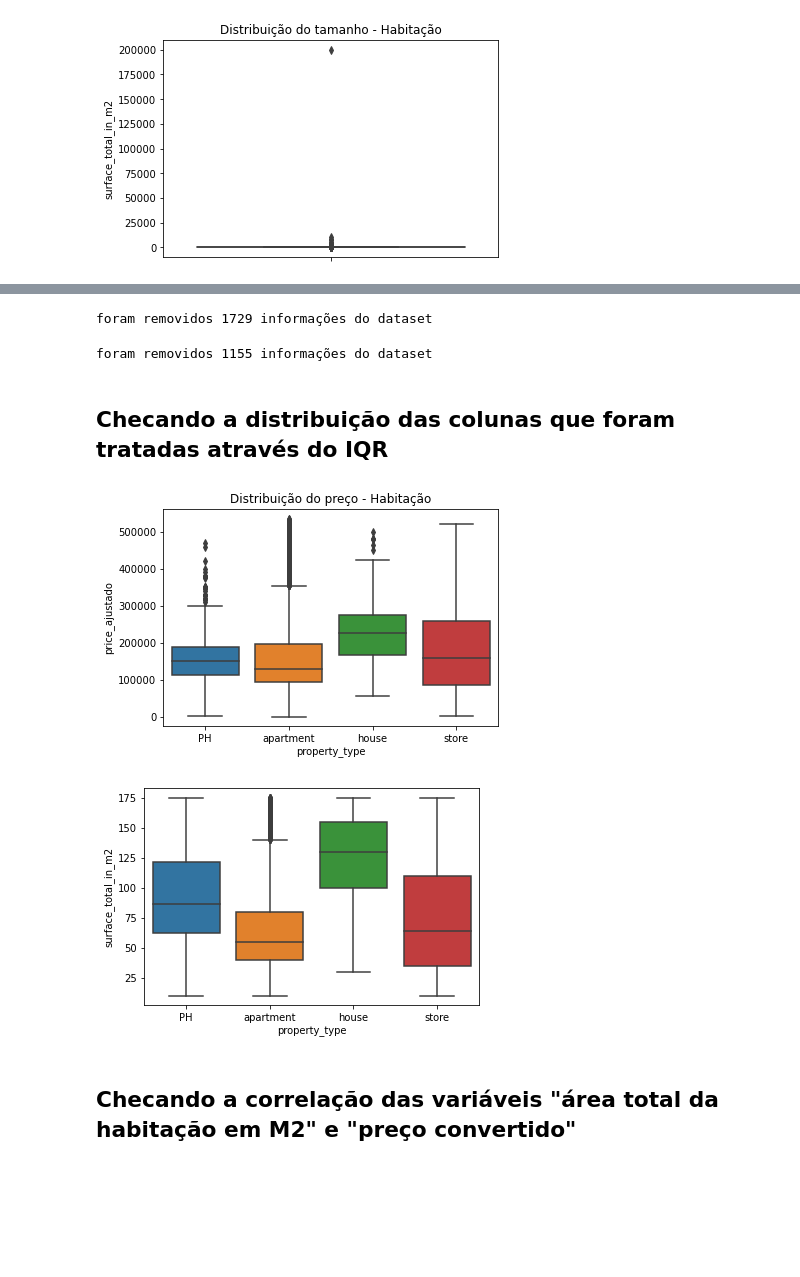
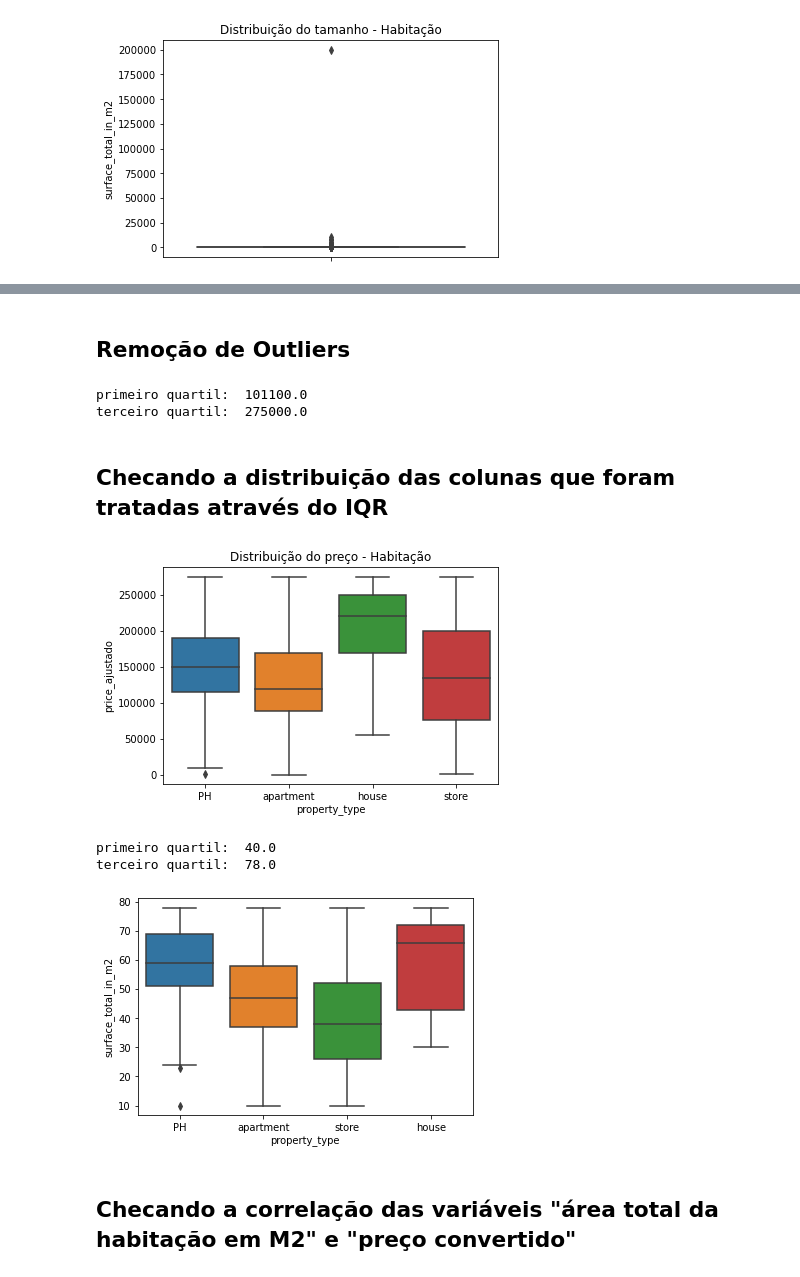
Before and after one commit to lpoggetto/Workshop_DH_1, a Jupyter notebook: workshop.ipynb, the cells around one changed output, grey strips where cells are left out. Cells and saved outputs as stored; diff of their text form; code cells hidden in the pictures; blank space fills up the shorter version.

Commit message:
Mudando escopo do projeto
Nova versão contém nova maneira de remover outliers e tentativa de criação de regressão linear.

```diff
--- a/workshop.ipynb
+++ b/workshop.ipynb
@@ -180,59 +183,62 @@ def remove_outlier_IQR(df):
-# %%
-# removendo os outliers dos dados - preço ajustado
-df_sem_outliers = remove_outlier_IQR(df.price_ajustado)
-
-df_sem_outliers = pd.DataFrame(df_sem_outliers) # gerando um data frame para cruzar os indices e remover as informacoes selecionadas pelo iqr
-
-ind_diff = df.index.difference(df_sem_outliers.index) # criando variavel que armazena a diferenca entre indices
-
-# iterando o dataset e removendo os indices selecionados
-for i in range(0, len(ind_diff), 1):
-    df_final = df.drop([ind_diff[i]])
-    df=df_final
-
-print(f'foram removidos {len(ind_diff)} informações do dataset')
-# %% [output]
-foram removidos 1729 informações do dataset
-# %%
-# removendo os outliers dos dados - tamanho da habitação
-df_sem_outliers = remove_outlier_IQR(df.surface_total_in_m2)
-
-df_sem_outliers = pd.DataFrame(df_sem_outliers) # gerando um data frame para cruzar os indices e remover as informacoes selecionadas pelo iqr
-
-ind_diff = df.index.difference(df_sem_outliers.index) # criando variavel que armazena a diferenca entre indices
-
-# iterando o dataset e removendo os indices selecionados
-for i in range(0, len(ind_diff), 1):
-    df_final = df.drop([ind_diff[i]])
-    df=df_final
-
-print(f'foram removidos {len(ind_diff)} informações do dataset')
-# %% [output]
-foram removidos 1155 informações do dataset
+# %% [markdown]
+## Remoção de Outliers
+# %%
+q3, q1 = np.percentile(df['price_ajustado'], [75, 25])
+
+print(f"primeiro quartil: ", q1)
+print(f"terceiro quartil: ", q3)
+# %% [output]
+primeiro quartil:  101100.0
+terceiro quartil:  275000.0
+# %%
+
+dfContador_75 = df['price_ajustado'] > 275000.0
+
+dfData_75 = df[dfContador_75]
+
+indice75 = df[df['price_ajustado'] > 275000.0].index
+
+df = df.drop(indice75, inplace = False)
 # %%
 # retirar metragem = 0
 
-zeros = df_final['surface_total_in_m2'] == 0
-df_final = df_final[~zeros]
+zeros = df['surface_total_in_m2'] == 0
+df = df[~zeros]
 # %% [markdown]
 ## Checando a distribuição das colunas que foram tratadas através do IQR
 # %%
-sns.boxplot(data = df_final,
+sns.boxplot(data = df,
             y = 'price_ajustado',
             x = 'property_type')
 plt.title('Distribuição do preço - Habitação')
 plt.show()
 # %% [output]
-[figure, old version]
+[figure, new version]
+# %%
+q3, q1 = np.percentile(df['surface_total_in_m2'], [75, 25])
+
+print(f"primeiro quartil: ", q1)
+print(f"terceiro quartil: ", q3)
+# %% [output]
+primeiro quartil:  40.0
+terceiro quartil:  78.0
+# %%
+dfarea_75 = df['surface_total_in_m2'] > 78.0
+
+dfdataarea_75 = df[dfarea_75]
+
+area75 = df[df['surface_total_in_m2'] > 78.0].index
+
+df = df.drop(area75, inplace = False)
 # %%
 sns.boxplot(
-    data = df_final,
+    data = df,
     y = 'surface_total_in_m2',
     x = 'property_type'
 )
 plt.show()
 # %% [output]
-[figure, old version]
+[figure, new version]
 # %% [markdown]
 ## Checando a correlação das variáveis "área total da habitação em M2" e "preço convertido"
 # %%
```
Also changed, not shown: parts of 23 cells of this notebook.
